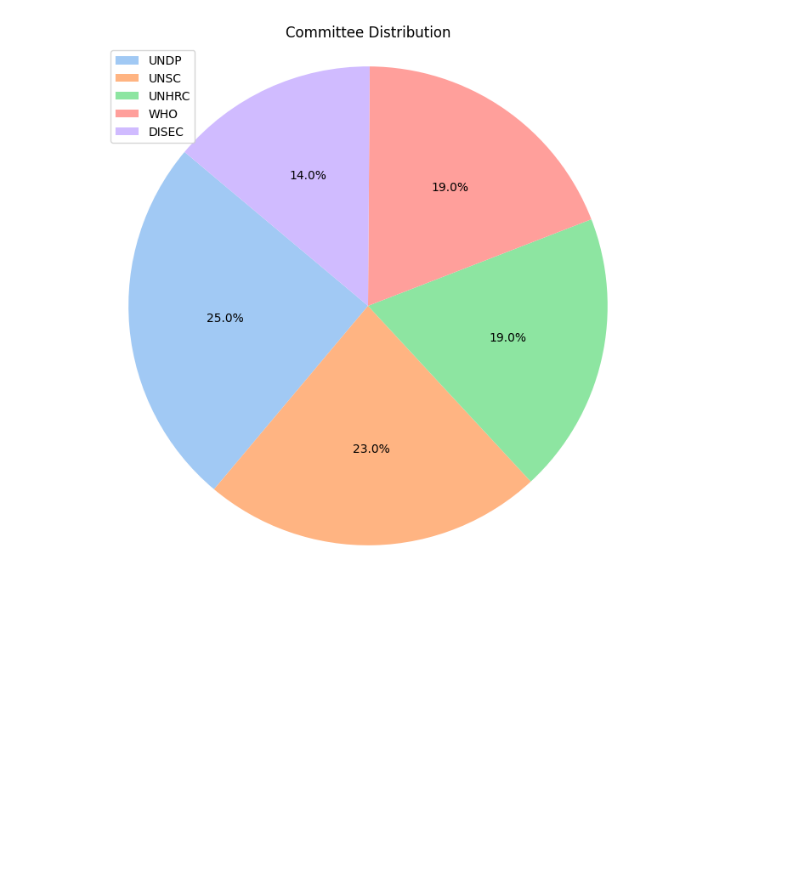
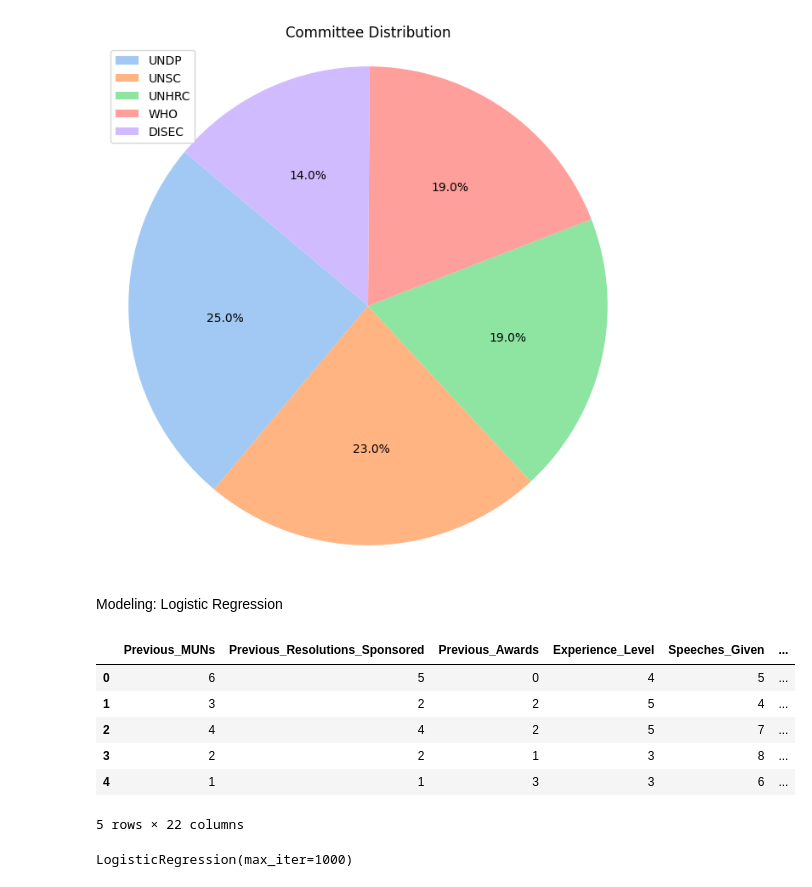
Before and after one commit to Yassmine-Yazidi-573/MUN-winner-Predictor, a Jupyter notebook: MUN_Analysis.ipynb, the cells around one changed output. Cells and saved outputs as stored; diff of their text form; code cells hidden in the pictures; blank space fills up the shorter version.

```diff
--- a/MUN_Analysis.ipynb
+++ b/MUN_Analysis.ipynb
@@ -97,3 +97,24 @@ plt.axis('equal')
 plt.show()
 # %% [output]
 [figure]
+# %% [markdown]
+Modeling: Logistic Regression
+# %%
+data_encoded=pd.get_dummies(data, columns=["Committee", "Delegation"], drop_first=True)
+data_encoded.head()
+# %% [output]
+|  | Previous_MUNs | Previous_Resolutions_Sponsored | Previous_Awards | Experience_Level | Speeches_Given | ... |
+| 0 | 6 | 5 | 0 | 4 | 5 | ... |
+| 1 | 3 | 2 | 2 | 5 | 4 | ... |
+| 2 | 4 | 4 | 2 | 5 | 7 | ... |
+| 3 | 2 | 2 | 1 | 3 | 8 | ... |
+| 4 | 1 | 1 | 3 | 3 | 6 | ... |
+5 rows × 22 columns
+# %%
+x=data_encoded.drop('Award_Won', axis=1)
+y=data_encoded['Award_Won']
+x_train, x_test, y_train, y_test=train_test_split(x, y, test_size=0.2, random_state=42)
+model=LogisticRegression(max_iter=1000)
+model.fit(x_train, y_train)
+# %% [output]
+LogisticRegression(max_iter=1000)
```
Also changed, not shown: parts of 3 cells of this notebook.
